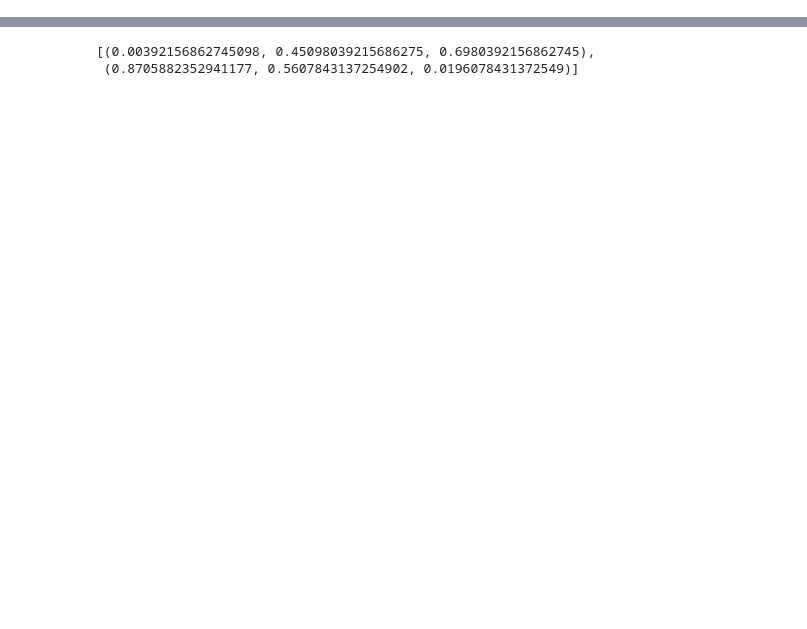
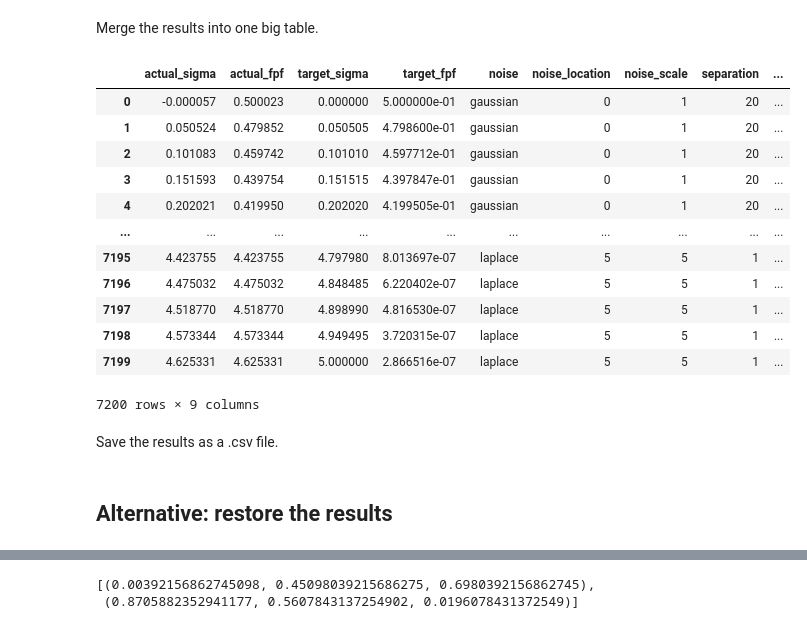
Before and after one commit to markusbonse/applefy, a Jupyter notebook: docs/source/05_apples_with_apples/paper_experiments/08_Monte_Carlo_Simulations_PB_Laplace.ipynb, the cells around one changed output, grey strips where cells are left out. Cells and saved outputs as stored; diff of their text form; code cells hidden in the pictures; blank space fills up the shorter version.

```diff
--- a/docs/source/05_apples_with_apples/paper_experiments/08_Monte_Carlo_Simulations_PB_Laplace.ipynb
+++ b/docs/source/05_apples_with_apples/paper_experiments/08_Monte_Carlo_Simulations_PB_Laplace.ipynb
@@ -12,0 +36,3 @@ This code is used to run Monte Carlo simulations for the new Parametric Bootstra
+# %%
+# Set the number of CPU cores we want to use
+num_cpus = 100
@@ -12,0 +45,11 @@ This code is used to run Monte Carlo simulations for the new Parametric Bootstra
+# %%
+# Setup the tests
+test_bs_laplace = LaplaceBootstrapTest.construct_from_json_file(
+    "../../../../../apelfei/apelfei/statistics/lookup_tables/laplace_lookup_tables.csv")
+test_bs_laplace.m_num_cpus = num_cpus
+
+test_bs_gauss = LaplaceBootstrapTest.construct_from_json_file(
+    "../../../../../apelfei/apelfei/statistics/lookup_tables/gaussian_lookup_tables.csv")
+test_bs_gauss.m_num_cpus = num_cpus
+
+test_t = TTest(num_cpus=num_cpus)
@@ -12,0 +172,18 @@ This code is used to run Monte Carlo simulations for the new Parametric Bootstra
+# %%
+all_results = []
+
+for tmp_separation in [20, 10, 8, 4, 2, 1]:
+    for tmp_noise_distribution in ["gaussian", "laplace"]:
+        for tmp_noise_parameters in [(0, 1), (5, 5)]:
+
+            print("Start running models at: " + str(tmp_separation) +
+                  "\n noise: " + str(tmp_noise_distribution) +
+                  "\n noise parameters: " + str(tmp_noise_parameters))
+
+            tmp_results = run_monte_carlo_simulations(
+                separation = tmp_separation,
+                noise_distribution= tmp_noise_distribution,
+                noise_parameters = tmp_noise_parameters,
+                num_simulations = int(1e9))
+
+            all_results.append(tmp_results)
@@ -12,0 +208,21 @@ This code is used to run Monte Carlo simulations for the new Parametric Bootstra
+# %% [markdown]
+Merge the results into one big table.
+# %%
+combined_results = pd.concat(all_results).reset_index(drop=True)
+combined_results
+# %% [output]
+|  | actual_sigma | actual_fpf | target_sigma | target_fpf | noise | noise_location | noise_scale | separation | ... |
+| 0 | -0.000057 | 0.500023 | 0.000000 | 5.000000e-01 | gaussian | 0 | 1 | 20 | ... |
+| 1 | 0.050524 | 0.479852 | 0.050505 | 4.798600e-01 | gaussian | 0 | 1 | 20 | ... |
+| 2 | 0.101083 | 0.459742 | 0.101010 | 4.597712e-01 | gaussian | 0 | 1 | 20 | ... |
+| 3 | 0.151593 | 0.439754 | 0.151515 | 4.397847e-01 | gaussian | 0 | 1 | 20 | ... |
+| 4 | 0.202021 | 0.419950 | 0.202020 | 4.199505e-01 | gaussian | 0 | 1 | 20 | ... |
+| ... | ... | ... | ... | ... | ... | ... | ... | ... | ... |
+| 7195 | 4.423755 | 4.423755 | 4.797980 | 8.013697e-07 | laplace | 5 | 5 | 1 | ... |
+| 7196 | 4.475032 | 4.475032 | 4.848485 | 6.220402e-07 | laplace | 5 | 5 | 1 | ... |
+| 7197 | 4.518770 | 4.518770 | 4.898990 | 4.816530e-07 | laplace | 5 | 5 | 1 | ... |
+| 7198 | 4.573344 | 4.573344 | 4.949495 | 3.720315e-07 | laplace | 5 | 5 | 1 | ... |
+| 7199 | 4.625331 | 4.625331 | 5.000000 | 2.866516e-07 | laplace | 5 | 5 | 1 | ... |
+7200 rows × 9 columns
+# %% [markdown]
+Save the results as a .csv file.
@@ -12,0 +233,2 @@ This code is used to run Monte Carlo simulations for the new Parametric Bootstra
+# %% [markdown]
+## Alternative: restore the results
```
Also changed, not shown: parts of 40 cells of this notebook.
